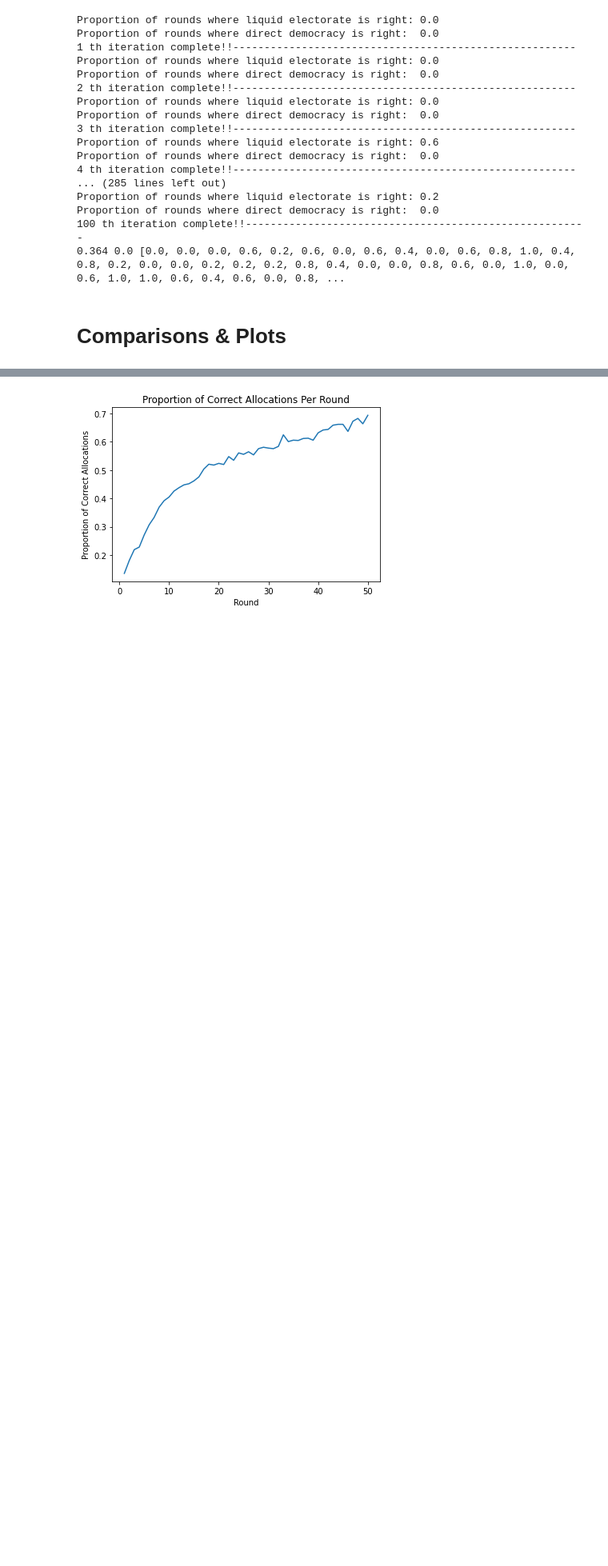
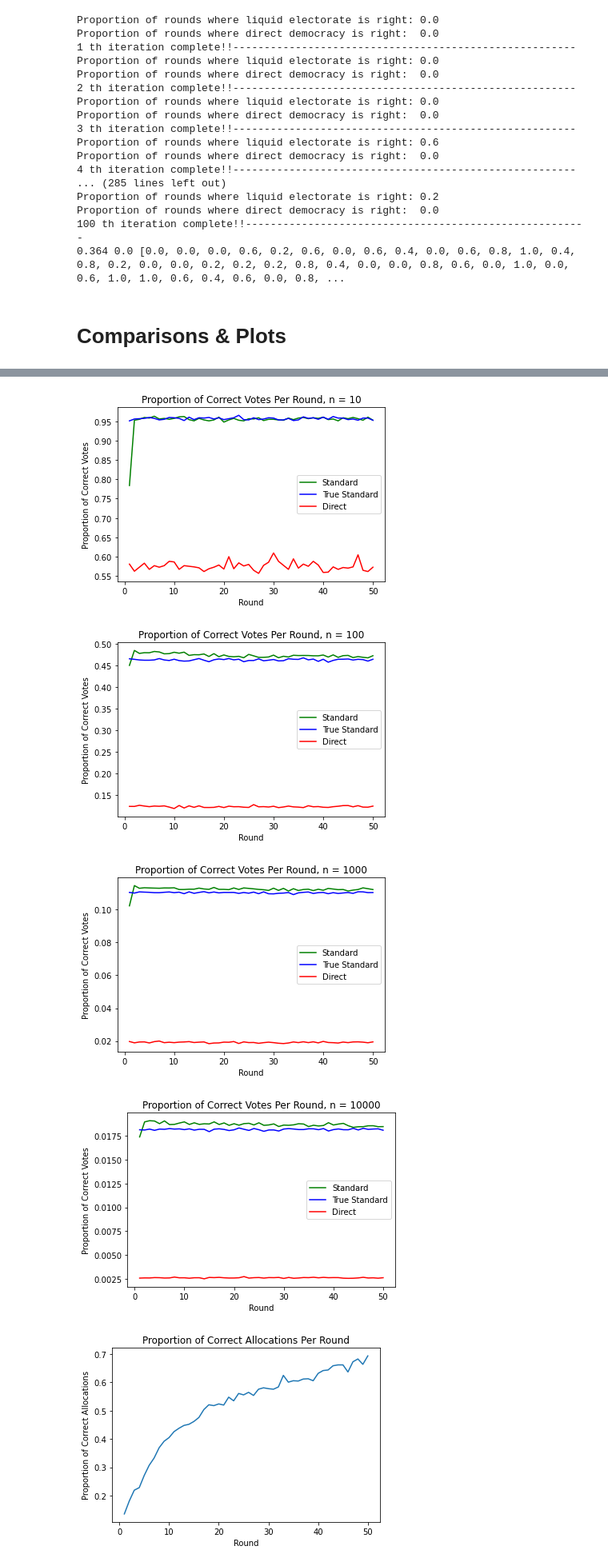
Before and after one commit to romil797/CS238, a Jupyter notebook: liquidmodel.ipynb, the cells around one changed output, grey strips where cells are left out. Shown at 80% size. Saved outputs shown, nothing was run; the diff lists cells and outputs as text; code cells hidden in the pictures; blank space fills up the shorter version.

```diff
--- a/liquidmodel.ipynb
+++ b/liquidmodel.ipynb
@@ -1041,25 +1044,18 @@ def plot_allocation_performance_zipfgraphs(n, repeat=3, tests=100, rounds=50):
 # %%
 # Generate plot for Zipf graphs with n vertices
 
-def plot_vote_performance_zipfgraphs(n, repeat=3, tests=100, rounds=50):
+def plot_vote_performance_zipfgraphs(n, repeat=3, rounds=50):
 
-    vote_performances = []
-
-    # Generate `tests` different graphs
-    for i in range(tests):
-        zipf_truecomps, zipf_nbpairs = generate_zipfgraph(n, repeat=repeat)
-        vote_performances.append(avg_allocation_performance(zipf_truecomps, zipf_nbpairs, iter=2, rounds=rounds))
-
-    vote_performances = np.mean(np.array(allocation_performances), axis=0)
-
+    vote_performances = run_zipf_graphs(n, avg_vote_performance, {"iter": 5, "rounds": rounds})
 
     plt.figure()
-    standard, = plt.plot(range(1, rounds + 1), standard_performance, color="g", label="Standard")
-    truestandard, = plt.plot(range(1, rounds + 1), truestandard_performance, color="b", label="True Standard")
-    direct, = plt.plot(range(1, rounds + 1), direct_performance, color="r", label="Direct")
+    standard, = plt.plot(range(1, rounds + 1), vote_performances[0], color="g", label="Standard")
+    truestandard, = plt.plot(range(1, rounds + 1), vote_performances[1], color="b", label="True Standard")
+    direct, = plt.plot(range(1, rounds + 1), vote_performances[2], color="r", label="Direct")
     plt.legend(handles=[standard, truestandard, direct])
 
     plt.xlabel("Round")
     plt.ylabel("Proportion of Correct Votes")
-    plt.title("Proportion of Correct Votes Per Round")
+    plt.title("Proportion of Correct Votes Per Round, n = " + str(n))
     plt.show()
+#     plt.savefig('vote_performance-' + str(n) + '.png')
@@ -1066,3 +1070,11 @@ def plot_vote_performance_zipfgraphs(n, repeat=3, tests=100, rounds=50):
+# %%
+for n in [10, 100, 1000, 10000]:
+    plot_vote_performance_zipfgraphs(n)
+# %% [output]
+[figure, added]
+[figure, added]
+[figure, added]
+[figure, added]
 # %%
 # Random graph simulation
 
```
Also changed, not shown: parts of 7 cells of this notebook.
